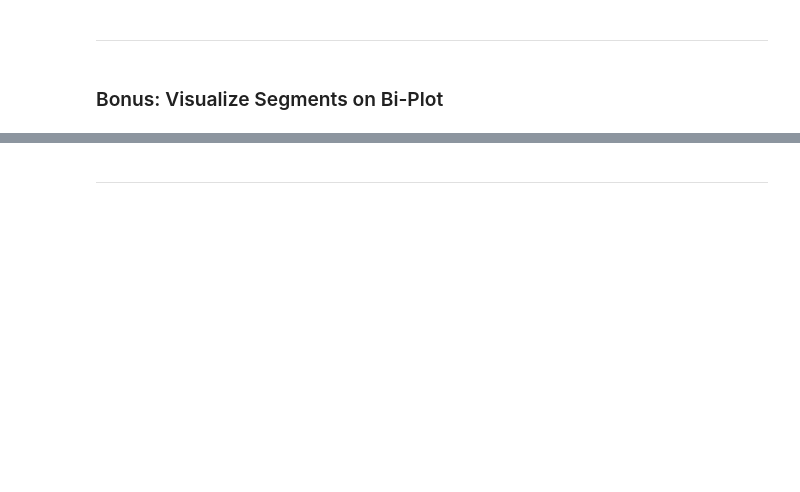
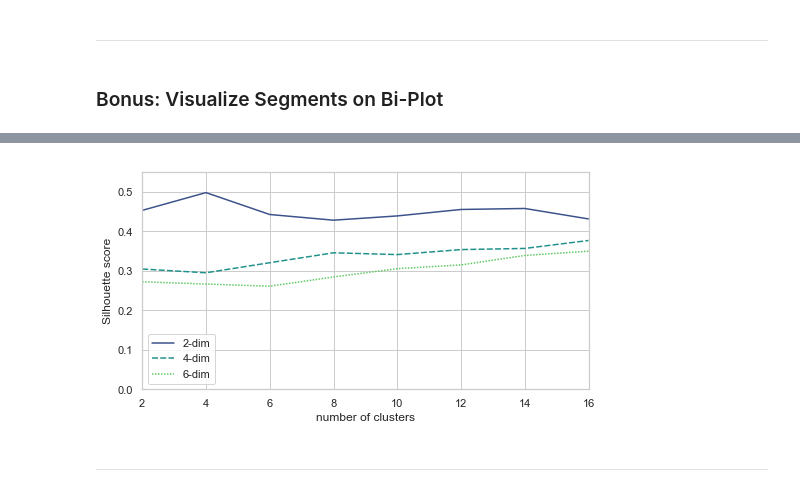
Before and after one commit to rbuerki/segmentation-challenge-starbucks, a Jupyter notebook: 4-PCA_and_clustering.ipynb, the cells around one changed output, grey strips where cells are left out. Cells and saved outputs as stored; diff of their text form; code cells hidden in the pictures; blank space fills up the shorter version.

Commit message:
REFACTOR: define function for silhouette score comparison

```diff
--- a/4-PCA_and_clustering.ipynb
+++ b/4-PCA_and_clustering.ipynb
@@ -643,0 +587,4 @@ for nc in range_n_clusters:
+# %%
+sil_log_2 = print_silhouette_kmeans(reduced_log_profile_2, cluster_range=cluster_range)
+# check results
+display(sil_log_2)
@@ -643,0 +613,4 @@ for nc in range_n_clusters:
+# %%
+sil_log_4 = print_silhouette_kmeans(reduced_log_profile_4, cluster_range=cluster_range)
+# check results
+display(sil_log_4)
@@ -643,0 +626,4 @@ for nc in range_n_clusters:
+# %%
+sil_log_6 = print_silhouette_kmeans(reduced_log_profile_6, cluster_range=cluster_range)
+# check results
+display(sil_log_6)
@@ -791,0 +804,12 @@ create_biplot_w_segments(profile, reduced_log_profile_2, pca_2);
+# %%
+# make dataframe
+sil_dict = {"2-dim" : list(sil_log_2.values()),
+#             "3-dim" : list(sil_log_3.values()),
+            "4-dim" : list(sil_log_4.values()),
+            "6-dim" : list(sil_log_6.values()),
+           }
+sil_df = pd.DataFrame(sil_dict)
+sil_df.index = cluster_range
+
+#check results
+sil_df
@@ -792,2 +826,12 @@ create_biplot_w_segments(profile, reduced_log_profile_2, pca_2);
+# %%
+plt.figure(figsize=(8,4))
+sns.set_style("whitegrid")
+sns.lineplot(data=sil_df, palette='viridis')
+plt.xlabel("number of clusters")
+plt.ylabel("Silhouette score")
+plt.xlim(2,16)
+plt.ylim(0, 0.55);
+# %% [output]
+[figure, added]
 # %% [markdown]
 ---
```
Also changed, not shown: parts of 26 cells of this notebook, 1 other file.
